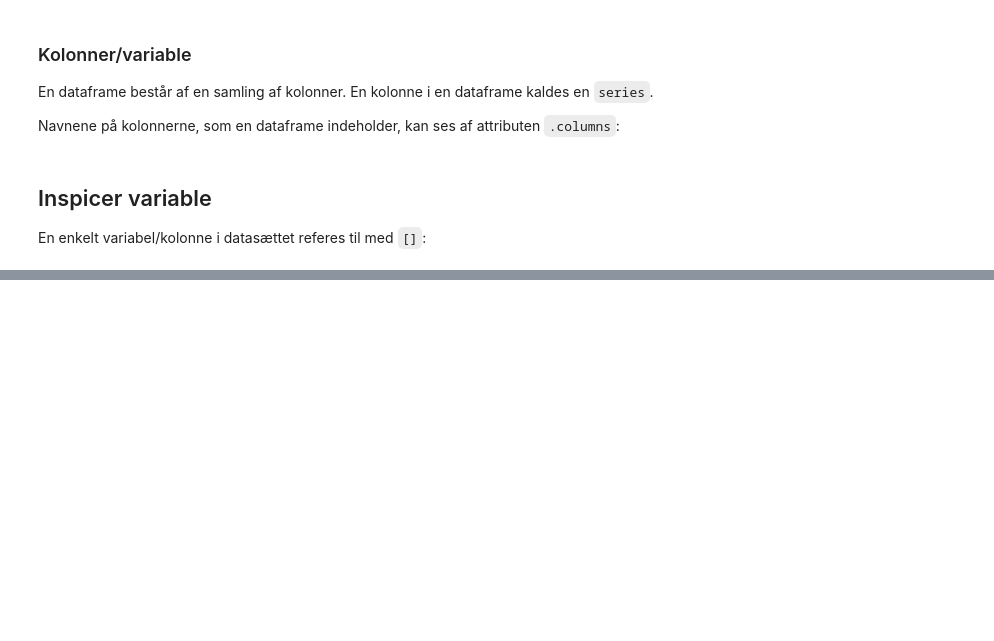
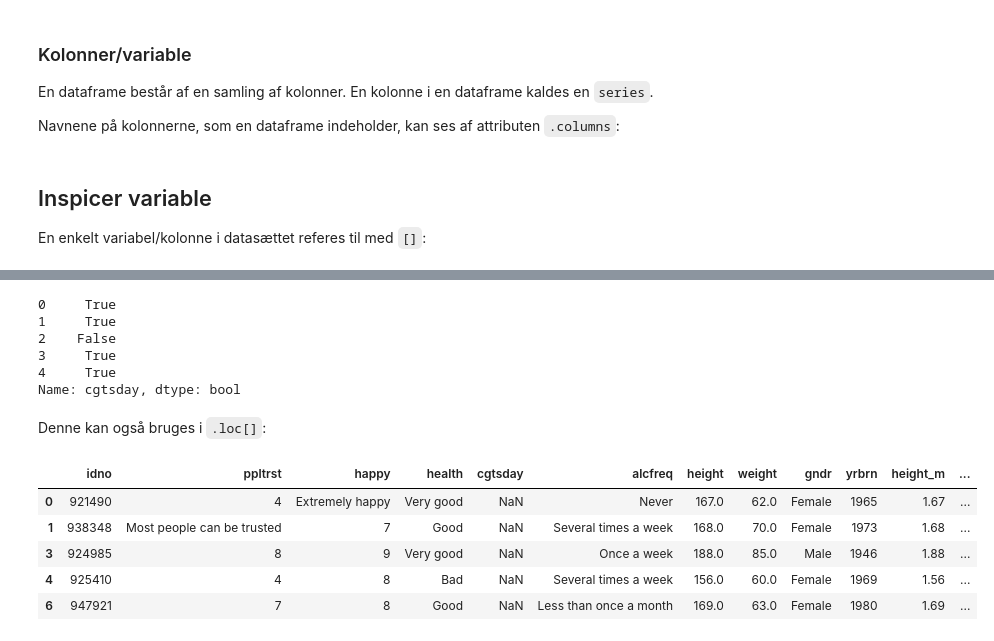
Before and after one commit to CALDISS-AAU/course_ndms-I, a Jupyter notebook: notebooks/01_python-for-data-analysis.ipynb, the cells around one changed output, grey strips where cells are left out. Cells and saved outputs as stored; diff of their text form; code cells hidden in the pictures; blank space fills up the shorter version.

```diff
--- a/notebooks/01_python-for-data-analysis.ipynb
+++ b/notebooks/01_python-for-data-analysis.ipynb
@@ -181,0 +711,20 @@ En enkelt variabel/kolonne i datasættet referes til med `[]`:
+# %%
+ess2014['cgtsday'].isnull().head()
+# %% [output]
+0     True
+1     True
+2    False
+3     True
+4     True
+Name: cgtsday, dtype: bool
+# %% [markdown]
+Denne kan også bruges i `.loc[]`:
+# %%
+ess2014.loc[ess2014['cgtsday'].isnull(), :].head()
+# %% [output]
+|  | idno | ppltrst | happy | health | cgtsday | alcfreq | height | weight | gndr | yrbrn | height_m | ... |
+| 0 | 921490 | 4 | Extremely happy | Very good | NaN | Never | 167.0 | 62.0 | Female | 1965 | 1.67 | ... |
+| 1 | 938348 | Most people can be trusted | 7 | Good | NaN | Several times a week | 168.0 | 70.0 | Female | 1973 | 1.68 | ... |
+| 3 | 924985 | 8 | 9 | Very good | NaN | Once a week | 188.0 | 85.0 | Male | 1946 | 1.88 | ... |
+| 4 | 925410 | 4 | 8 | Bad | NaN | Several times a week | 156.0 | 60.0 | Female | 1969 | 1.56 | ... |
+| 6 | 947921 | 7 | 8 | Good | NaN | Less than once a month | 169.0 | 63.0 | Female | 1980 | 1.69 | ... |
```
Also changed, not shown: parts of 104 cells of this notebook, 1 other file.
